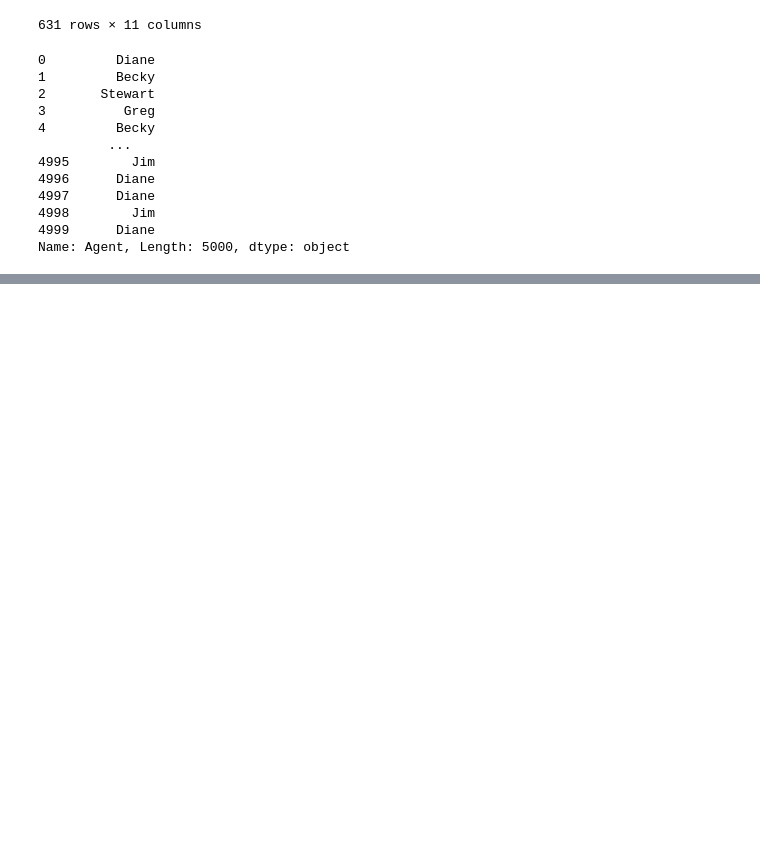
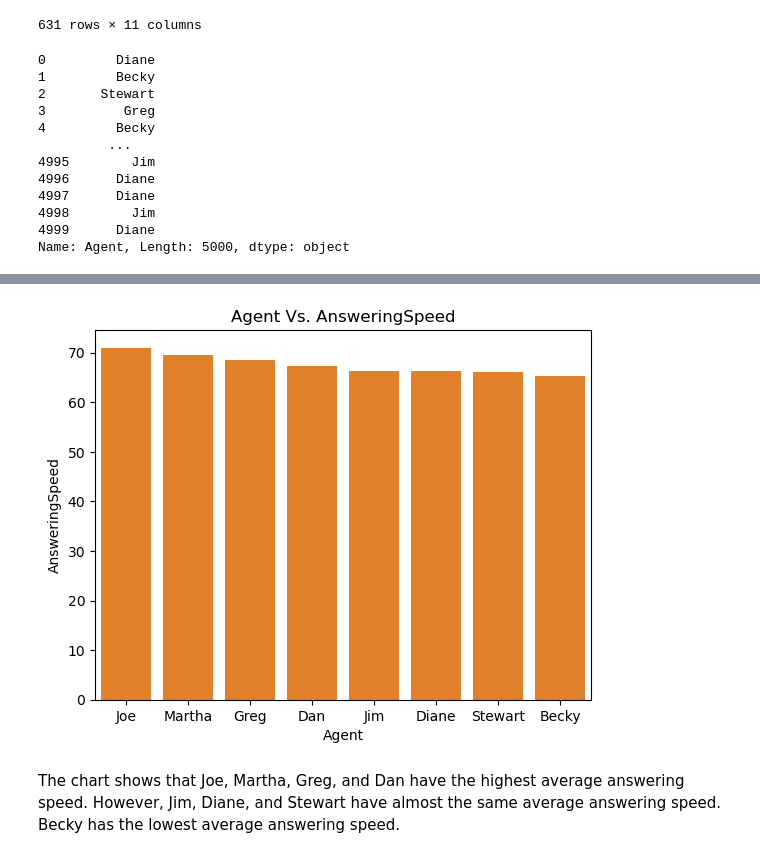
Before and after one commit to naheem3410/PhoneNow, a Jupyter notebook: phonenow.ipynb, the cells around one changed output, grey strips where cells are left out. Saved outputs shown, nothing was run; the diff lists cells and outputs as text; code cells hidden in the pictures; blank space fills up the shorter version.

Commit message:
feat: Analyze Agent and AnsweringSpeed

```diff
--- a/phonenow.ipynb
+++ b/phonenow.ipynb
@@ -451,0 +426,7 @@ The chart shows that Joe, Martha, Greg, and Dan have the highest average answeri
+# %%
+#arrange the data based on agent and obtain the average of the `AnsweringSpeed`
+agent_speed_df = df.groupby(by='Agent')['AnsweringSpeed'].mean()
+#convert it to a dataframe for plotting
+agent_speed_df = agent_speed_df.reset_index()
+agent_speed_df.sort_values(by = ['AnsweringSpeed'], ascending=False, inplace=True)
+agent_speed_df
@@ -451,0 +443,9 @@ The chart shows that Joe, Martha, Greg, and Dan have the highest average answeri
+# %%
+#plot the data
+base_color = sns.color_palette()[1]
+sns.barplot(data= agent_speed_df, y = 'AnsweringSpeed', x ='Agent', color=base_color);
+plt.title('Agent Vs. AnsweringSpeed');
+# %% [output]
+[figure, added]
+# %% [markdown]
+The chart shows that Joe, Martha, Greg, and Dan have the highest average answering speed. However, Jim, Diane, and Stewart have almost the same average answering speed. Becky has the lowest average answering speed.
```
Also changed, not shown: parts of 8 cells of this notebook.
